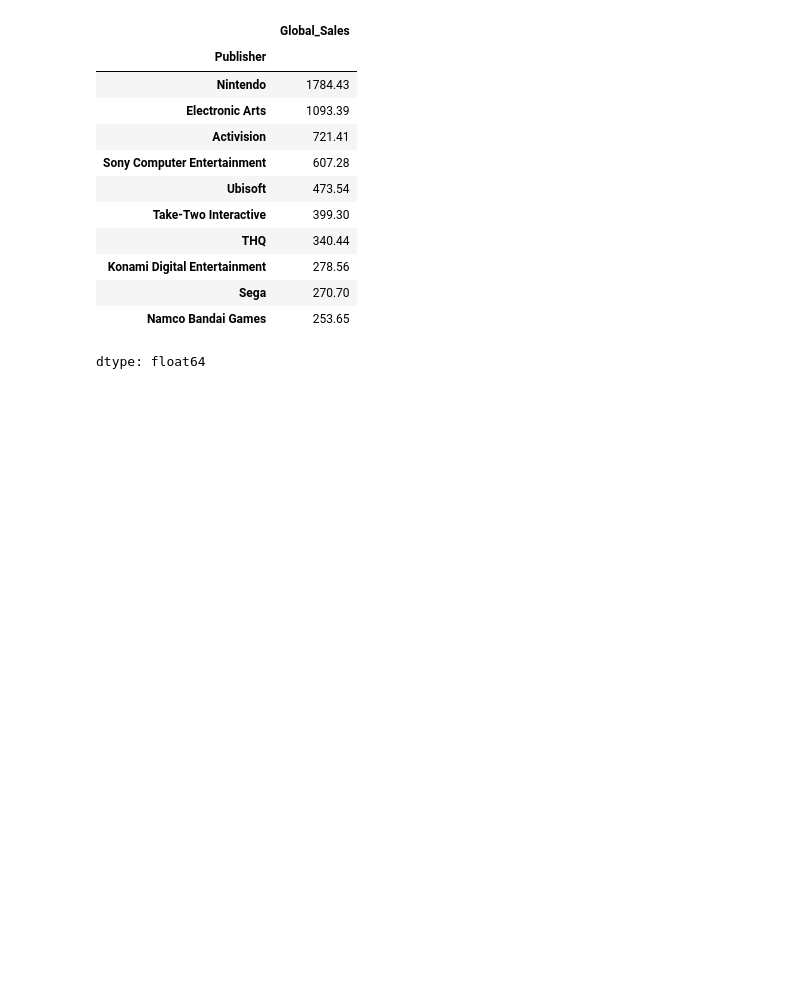
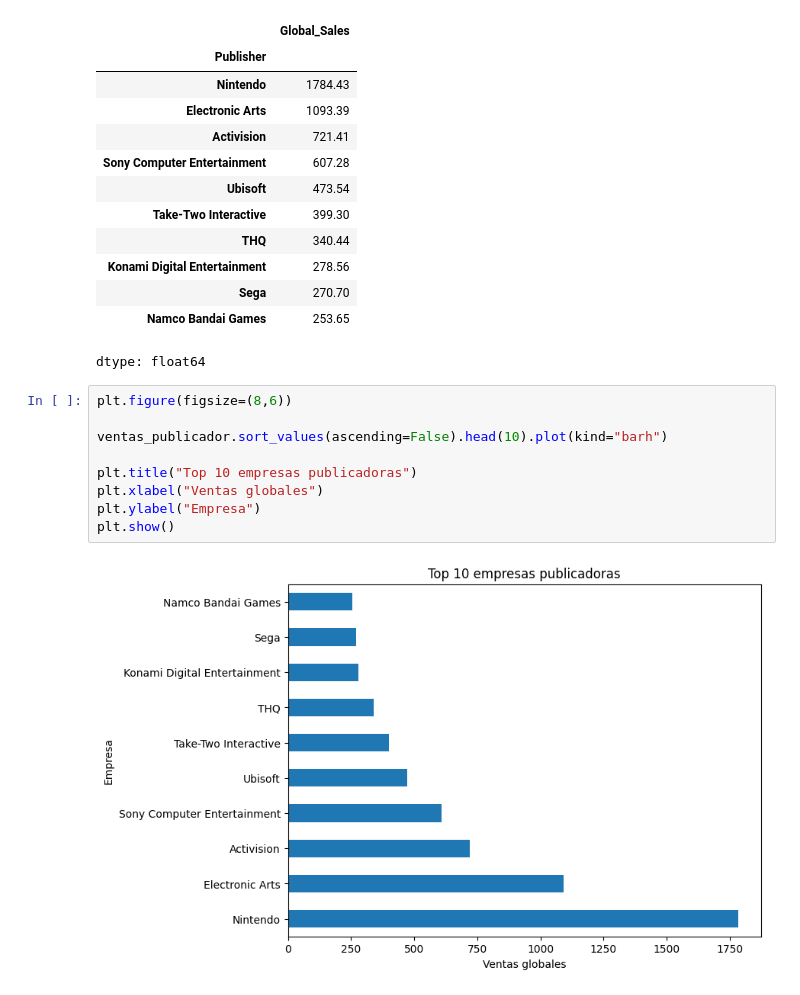
Before and after one commit to lnovoa3-lgtm/Proyecto1, a Jupyter notebook: código_programación.ipynb, the cells around one changed output. Drawn from its saved outputs; the diff is of its cells as text; blank space fills up the shorter version.

```diff
--- a/código_programación.ipynb
+++ b/código_programación.ipynb
@@ -144,3 +144,14 @@ ventas_publicador.sort_values(ascending=False).head(10)
 | Sega | 270.70 |
 | Namco Bandai Games | 253.65 |
 dtype: float64
+# %%
+plt.figure(figsize=(8,6))
+
+ventas_publicador.sort_values(ascending=False).head(10).plot(kind="barh")
+
+plt.title("Top 10 empresas publicadoras")
+plt.xlabel("Ventas globales")
+plt.ylabel("Empresa")
+plt.show()
+# %% [output]
+[figure, added]
```
Also changed, not shown: parts of 2 cells of this notebook.
